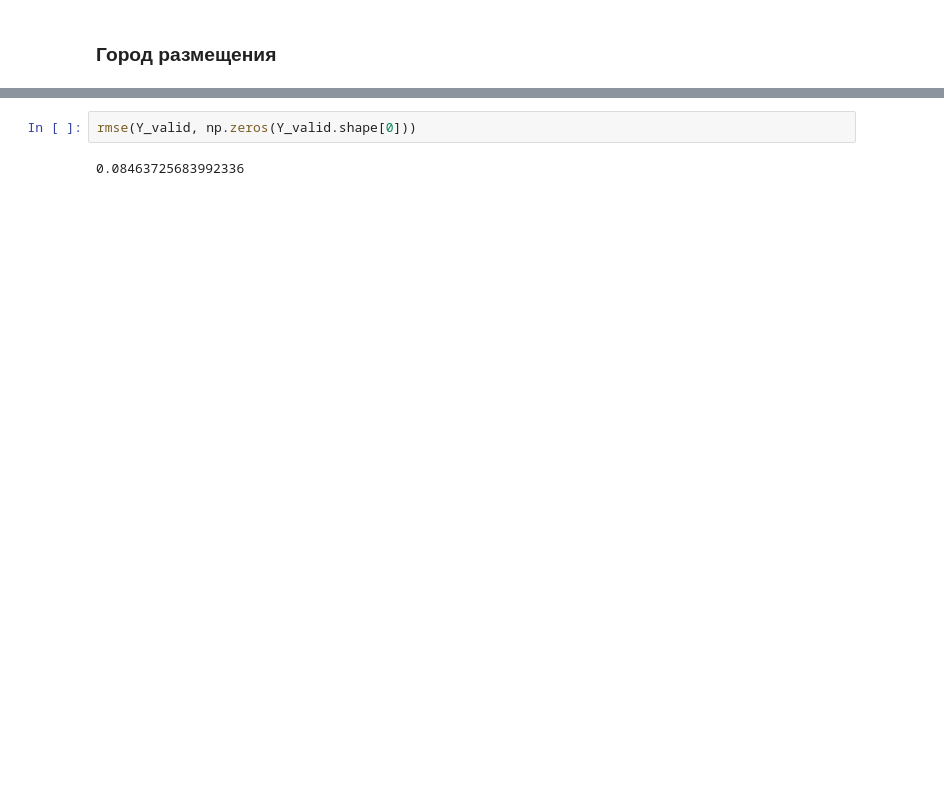
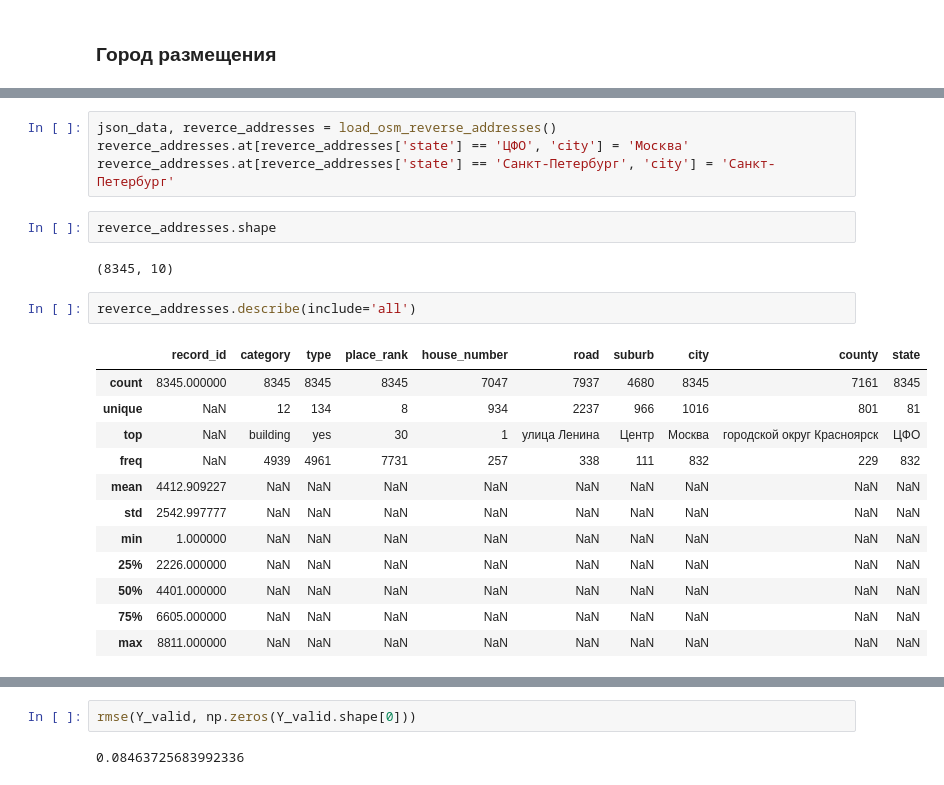
Before and after one commit to userusr/rosbank_happy_data_year, a Jupyter notebook: notebooks/00-baseline.ipynb, the cells around one changed output, grey strips where cells are left out. Drawn from its saved outputs; the diff is of its cells as text; blank space fills up the shorter version.

```diff
--- a/notebooks/00-baseline.ipynb
+++ b/notebooks/00-baseline.ipynb
@@ -118,0 +919,23 @@ gbm = lgb.LGBMRegressor(objective = 'regression',
+# %%
+json_data, reverce_addresses = load_osm_reverse_addresses()
+reverce_addresses.at[reverce_addresses['state'] == 'ЦФО', 'city'] = 'Москва'
+reverce_addresses.at[reverce_addresses['state'] == 'Санкт-Петербург', 'city'] = 'Санкт-Петербург'
+# %%
+reverce_addresses.shape
+# %% [output]
+(8345, 10)
+# %%
+reverce_addresses.describe(include='all')
+# %% [output]
+|  | record_id | category | type | place_rank | house_number | road | suburb | city | county | state |
+| count | 8345.000000 | 8345 | 8345 | 8345 | 7047 | 7937 | 4680 | 8345 | 7161 | 8345 |
+| unique | NaN | 12 | 134 | 8 | 934 | 2237 | 966 | 1016 | 801 | 81 |
+| top | NaN | building | yes | 30 | 1 | улица Ленина | Центр | Москва | городской округ Красноярск | ЦФО |
+| freq | NaN | 4939 | 4961 | 7731 | 257 | 338 | 111 | 832 | 229 | 832 |
+| mean | 4412.909227 | NaN | NaN | NaN | NaN | NaN | NaN | NaN | NaN | NaN |
+| std | 2542.997777 | NaN | NaN | NaN | NaN | NaN | NaN | NaN | NaN | NaN |
+| min | 1.000000 | NaN | NaN | NaN | NaN | NaN | NaN | NaN | NaN | NaN |
+| 25% | 2226.000000 | NaN | NaN | NaN | NaN | NaN | NaN | NaN | NaN | NaN |
+| 50% | 4401.000000 | NaN | NaN | NaN | NaN | NaN | NaN | NaN | NaN | NaN |
+| 75% | 6605.000000 | NaN | NaN | NaN | NaN | NaN | NaN | NaN | NaN | NaN |
+| max | 8811.000000 | NaN | NaN | NaN | NaN | NaN | NaN | NaN | NaN | NaN |
```
Also changed, not shown: parts of 115 cells of this notebook, 19 other files.
